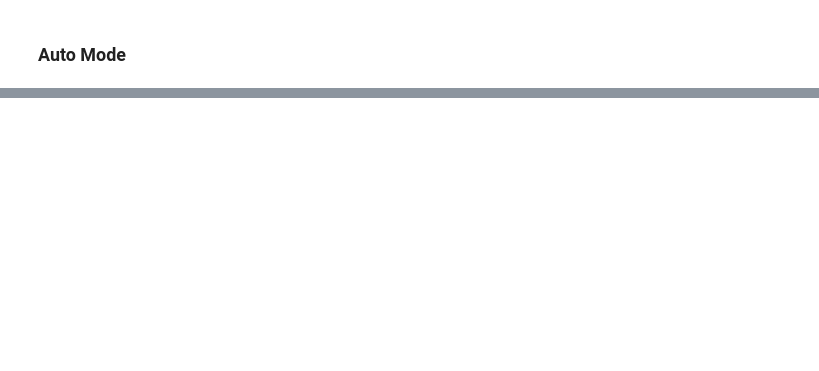
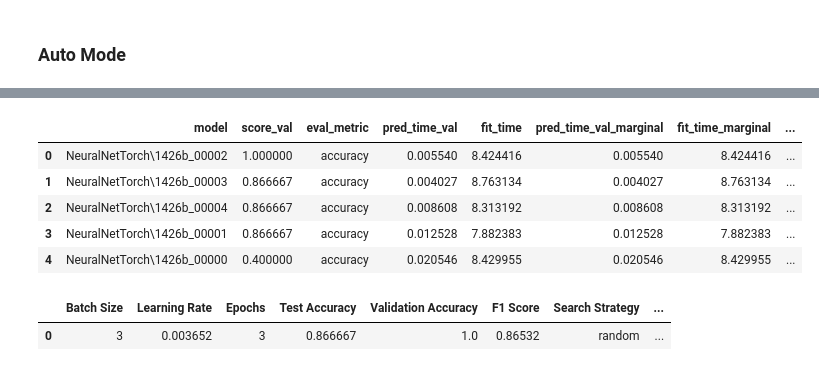
Before and after one commit to Soham-Gaonkar/STTAI-Assignment6-Reproducibility-and-HPO, a Jupyter notebook: section2.ipynb, the cells around one changed output, grey strips where cells are left out. Cells and saved outputs as stored; diff of their text form; code cells hidden in the pictures; blank space fills up the shorter version.

```diff
--- a/section2.ipynb
+++ b/section2.ipynb
@@ -408,0 +393,23 @@ print(predictor_params[predictors[2]])
+# %%
+from autogluon.tabular import TabularPredictor
+
+predictor = TabularPredictor.load("models/manual_training/bs2_lr0.001_epochs5")
+
+model_names = predictor.model_names()
+print("Models available:", model_names)
+
+best_model = model_names[0]
+
+model = predictor._trainer.load_model(best_model)
+
+if hasattr(model, 'hyperparameters'):
+    hp = model.hyperparameters
+elif hasattr(model, '_hyperparameters'):
+    hp = model._hyperparameters
+elif hasattr(model, 'params'):
+    hp = model.params
+else:
+    hp = "No hyperparameters attribute found."
+
+print("Best model:", best_model)
+print("Best hyperparameters:", hp)
@@ -515,0 +548,12 @@ Sample 20: Truth: 0, Predicted: 0
+# %%
+import warnings
+warnings.filterwarnings('ignore')
+
+results_table_auto = pd.DataFrame(columns=['Batch Size','Learning Rate','Epochs','Test Accuracy','Validation Accuracy', 'F1 Score','Search Strategy','Scheduler'])
+predictors_auto = []
+
+predictor1 = train_eval_auto_model(train_df,val_df,search_strategy='random',num_trials=5,scheduler='FIFO')
+
+models = predictor1.model_names()
+print(models)
+print(len(models))
@@ -515,0 +617,14 @@ Sample 20: Truth: 0, Predicted: 0
+# %%
+predictor1.leaderboard()
+# %% [output]
+|  | model | score_val | eval_metric | pred_time_val | fit_time | pred_time_val_marginal | fit_time_marginal | ... |
+| 0 | NeuralNetTorch\1426b_00002 | 1.000000 | accuracy | 0.005540 | 8.424416 | 0.005540 | 8.424416 | ... |
+| 1 | NeuralNetTorch\1426b_00003 | 0.866667 | accuracy | 0.004027 | 8.763134 | 0.004027 | 8.763134 | ... |
+| 2 | NeuralNetTorch\1426b_00004 | 0.866667 | accuracy | 0.008608 | 8.313192 | 0.008608 | 8.313192 | ... |
+| 3 | NeuralNetTorch\1426b_00001 | 0.866667 | accuracy | 0.012528 | 7.882383 | 0.012528 | 7.882383 | ... |
+| 4 | NeuralNetTorch\1426b_00000 | 0.400000 | accuracy | 0.020546 | 8.429955 | 0.020546 | 8.429955 | ... |
+# %%
+display(results_table_auto)
+# %% [output]
+|  | Batch Size | Learning Rate | Epochs | Test Accuracy | Validation Accuracy | F1 Score | Search Strategy | ... |
+| 0 | 3 | 0.003652 | 3 | 0.866667 | 1.0 | 0.86532 | random | ... |
```
Also changed, not shown: parts of 33 cells of this notebook, 1 other file.
